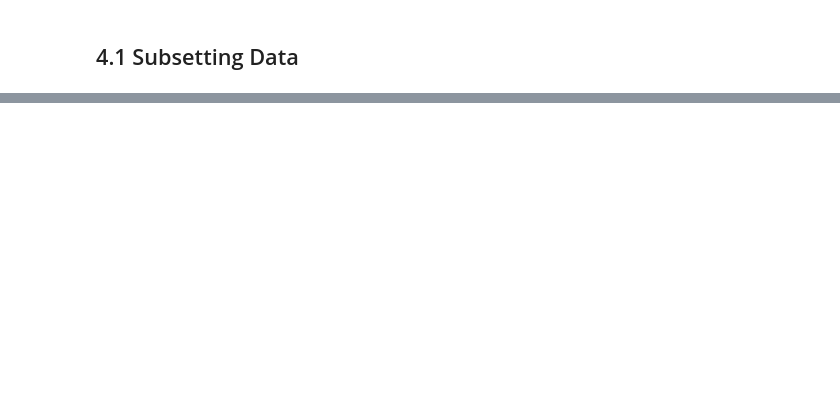
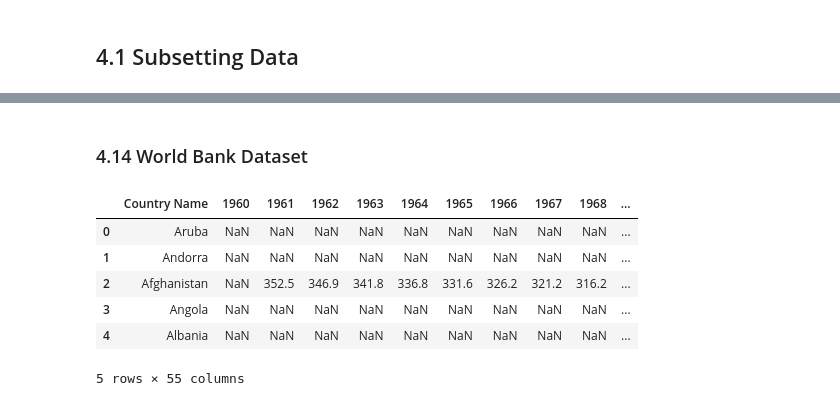
Before and after one commit to r-handsfield/datasciencepython, a Jupyter notebook: pandas_tutorials/2-3_subsetting_data.ipynb, the cells around one changed output, grey strips where cells are left out. Drawn from its saved outputs; the diff is of its cells as text; code cells hidden in the pictures; blank space fills up the shorter version.

```diff
--- a/pandas_tutorials/2-3_subsetting_data.ipynb
+++ b/pandas_tutorials/2-3_subsetting_data.ipynb
@@ -4,0 +75,17 @@ import pandas
+# %% [markdown]
+###  4.14 World Bank Dataset
+# %%
+# load the data set
+url = 'https://raw.github.com/alfredessa/pdacookbook/master/data/mortality.csv'
+
+m = pandas.read_csv(url)
+
+m.head()
+# %% [output]
+|  | Country Name | 1960 | 1961 | 1962 | 1963 | 1964 | 1965 | 1966 | 1967 | 1968 | ... |
+| 0 | Aruba | NaN | NaN | NaN | NaN | NaN | NaN | NaN | NaN | NaN | ... |
+| 1 | Andorra | NaN | NaN | NaN | NaN | NaN | NaN | NaN | NaN | NaN | ... |
+| 2 | Afghanistan | NaN | 352.5 | 346.9 | 341.8 | 336.8 | 331.6 | 326.2 | 321.2 | 316.2 | ... |
+| 3 | Angola | NaN | NaN | NaN | NaN | NaN | NaN | NaN | NaN | NaN | ... |
+| 4 | Albania | NaN | NaN | NaN | NaN | NaN | NaN | NaN | NaN | NaN | ... |
+5 rows × 55 columns
```
Also changed, not shown: parts of 18 cells of this notebook, 1 other file.
